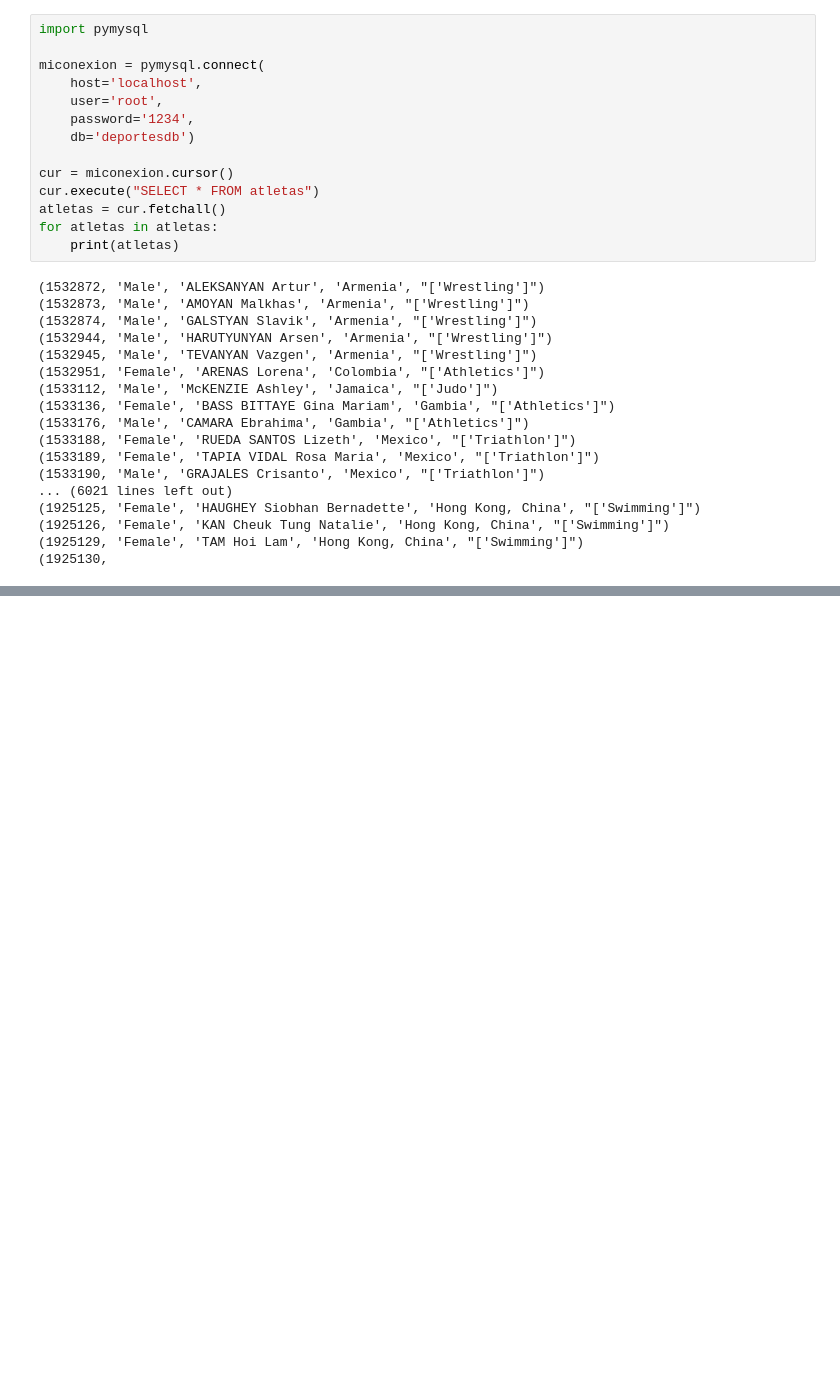
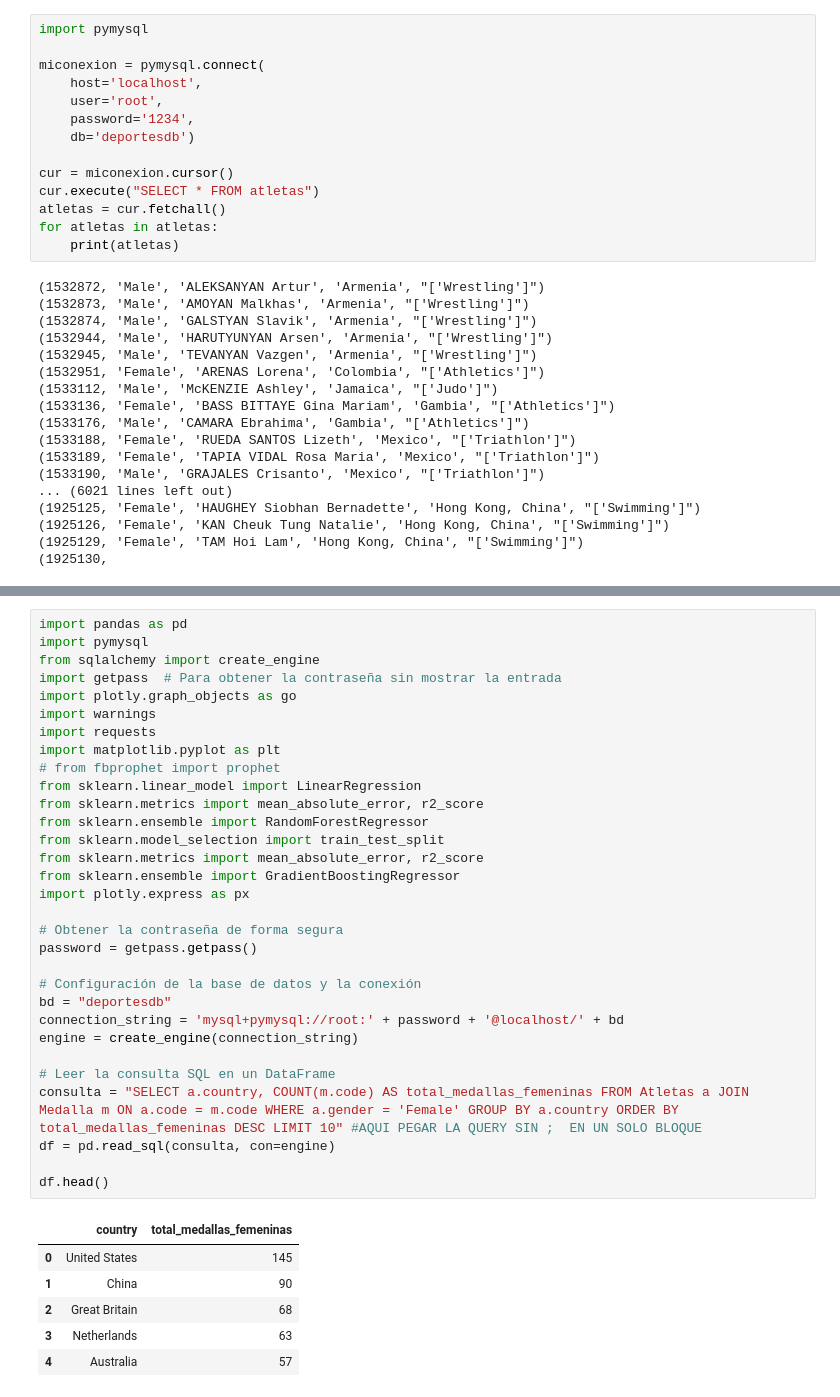
Before and after one commit to Rafa-Gamero/sql-database, a Jupyter notebook: conexionMysql.ipynb, the cells around one changed output, grey strips where cells are left out. Drawn from its saved outputs; the diff is of its cells as text; blank space fills up the shorter version.

```diff
--- a/conexionMysql.ipynb
+++ b/conexionMysql.ipynb
@@ -165,0 +90,38 @@ Passing `palette` without assigning `hue` is deprecated and will be removed in v
+# %%
+import pandas as pd
+import pymysql
+from sqlalchemy import create_engine
+import getpass  # Para obtener la contraseña sin mostrar la entrada
+import plotly.graph_objects as go
+import warnings
+import requests
+import matplotlib.pyplot as plt
+# from fbprophet import prophet
+from sklearn.linear_model import LinearRegression
+from sklearn.metrics import mean_absolute_error, r2_score
+from sklearn.ensemble import RandomForestRegressor
+from sklearn.model_selection import train_test_split
+from sklearn.metrics import mean_absolute_error, r2_score
+from sklearn.ensemble import GradientBoostingRegressor
+import plotly.express as px
+
+# Obtener la contraseña de forma segura
+password = getpass.getpass()
+
+# Configuración de la base de datos y la conexión
+bd = "deportesdb"
+connection_string = 'mysql+pymysql://root:' + password + '@localhost/' + bd
+engine = create_engine(connection_string)
+
+# Leer la consulta SQL en un DataFrame
+consulta = "SELECT a.country, COUNT(m.code) AS total_medallas_femeninas FROM Atletas a JOIN Medalla m ON a.code = m.code WHERE a.gender = 'Female' GROUP BY a.country ORDER BY total_medallas_femeninas DESC LIMIT 10" #AQUI PEGAR LA QUERY SIN ;  EN UN SOLO BLOQUE
+df = pd.read_sql(consulta, con=engine)
+
+df.head()
+# %% [output]
+|  | country | total_medallas_femeninas |
+| 0 | United States | 145 |
+| 1 | China | 90 |
+| 2 | Great Britain | 68 |
+| 3 | Netherlands | 63 |
+| 4 | Australia | 57 |
```
Also changed, not shown: parts of 9 cells of this notebook.
